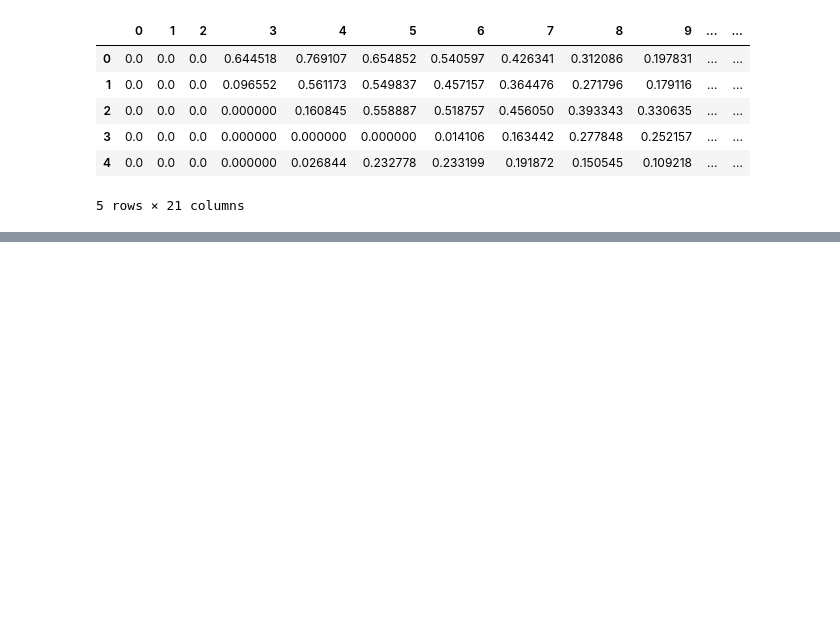
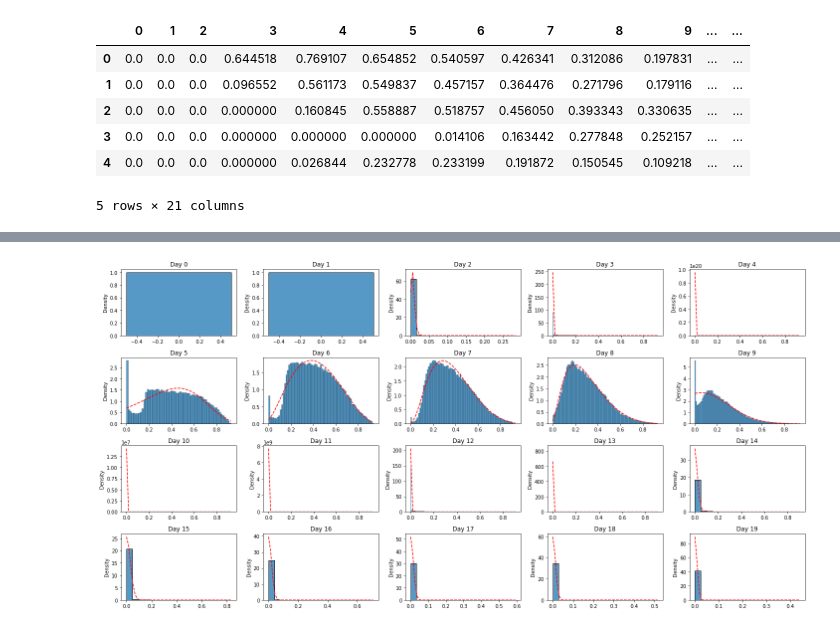
Before and after one commit to WhiffleFish/EpidemicModeling, a Jupyter notebook: InfectiousnessDistributions.ipynb, the cells around one changed output, grey strips where cells are left out. Saved outputs shown, nothing was run; the diff lists cells and outputs as text; code cells hidden in the pictures; blank space fills up the shorter version.

Commit message:
Visualize Fitted Distributions and Integration tests

```diff
--- a/InfectiousnessDistributions.ipynb
+++ b/InfectiousnessDistributions.ipynb
@@ -56,3 +57,8 @@ df.head()
 | 3 | 0.0 | 0.0 | 0.0 | 0.000000 | 0.000000 | 0.000000 | 0.014106 | 0.163442 | 0.277848 | 0.252157 | ... | ... |
 | 4 | 0.0 | 0.0 | 0.0 | 0.000000 | 0.026844 | 0.232778 | 0.233199 | 0.191872 | 0.150545 | 0.109218 | ... | ... |
 5 rows × 21 columns
+# %%
+days = pickle.load(open("InfDistFitData.p","rb"))
+for day in days:
+    print(day['day'])
+    print(f"   {day['dist'].name} -> params:",*day['params'],"\n")
@@ -58,0 +83,29 @@ df.head()
+# %%
+def plot_day(n,day_list, ax=None):
+    matches = list(filter(lambda x: x['day']==n, days))
+    if len(matches) != 1:
+        raise ValueError("Day not in dataset")
+
+    data_dict = matches[0]
+    data = data_dict['data']
+    dist = data_dict['dist']
+    params = data_dict['params']
+    xs = np.linspace(data.min(),data.max())
+    ys = dist.pdf(xs,*params)
+    if ax:
+        sns.histplot(data,stat='density',ax=ax)
+        ax.plot(xs,ys,'r--')
+        ax.set_title(f"Day {n}")
+    else:
+        plt.hist(data, density=True, bins='auto')
+        plt.plot(xs,ys,'r--')
+        plt.title(f"Day {n}")
+# %%
+fig, axes = plt.subplots(4,5, figsize=(20,10))
+for i,ax in enumerate(axes.flatten()):
+    plot_day(i,days,ax=ax)
+
+plt.tight_layout()
+plt.show()
+# %% [output]
+[figure, added]
```
Also changed, not shown: parts of 4 cells of this notebook.
